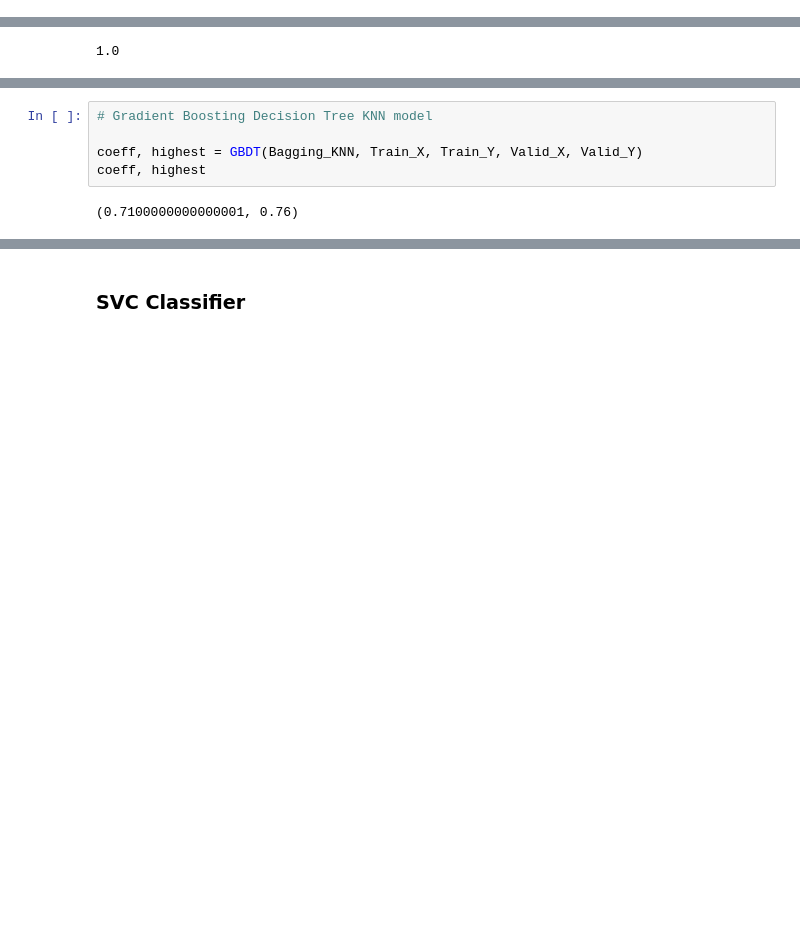
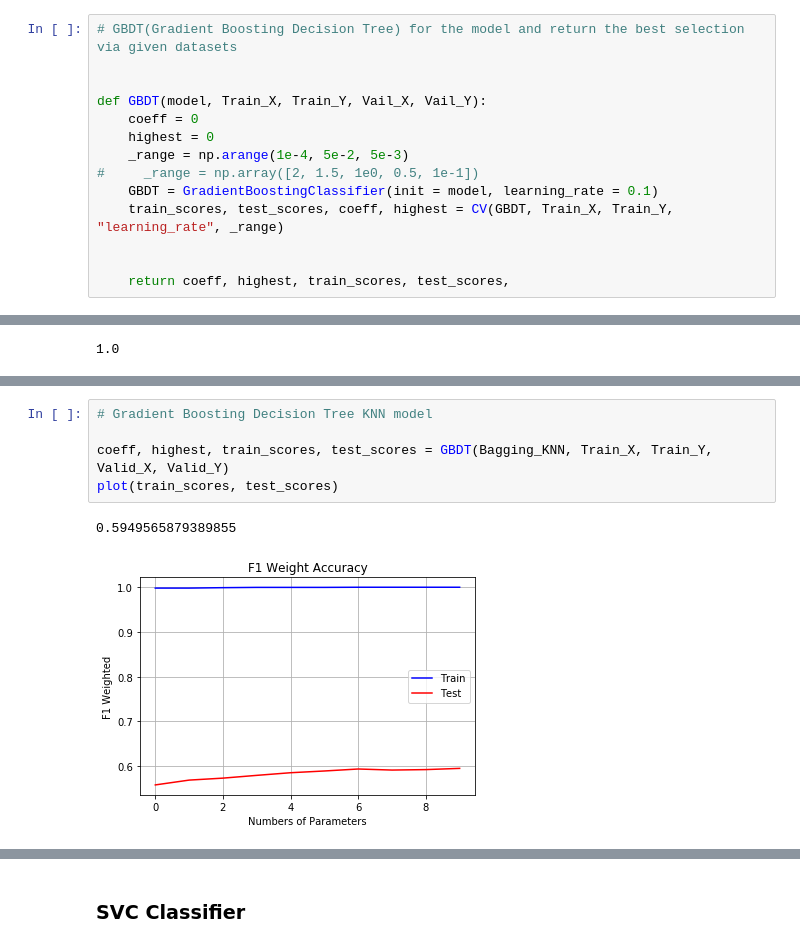
Before and after one commit to peteryph/Kaggle-Heart-Disease-UCI, a Jupyter notebook: UFC fight club.ipynb, the cells around one changed output, grey strips where cells are left out. Cells and saved outputs as stored; diff of their text form; blank space fills up the shorter version.

```diff
--- a/UFC fight club.ipynb
+++ b/UFC fight club.ipynb
@@ -479 +463,15 @@ def Ada_Model(model, Train_X, Train_Y, Vail_X, Vail_Y):
+# %%
+# GBDT(Gradient Boosting Decision Tree) for the model and return the best selection via given datasets
+
+
+def GBDT(model, Train_X, Train_Y, Vail_X, Vail_Y):
+    coeff = 0
+    highest = 0
+    _range = np.arange(1e-4, 5e-2, 5e-3)
+#     _range = np.array([2, 1.5, 1e0, 0.5, 1e-1])
+    GBDT = GradientBoostingClassifier(init = model, learning_rate = 0.1)
+    train_scores, test_scores, coeff, highest = CV(GBDT, Train_X, Train_Y, "learning_rate", _range)
+
+
+    return coeff, highest, train_scores, test_scores,
 # %%
@@ -714,10 +678,11 @@ weighted avg       0.59      0.60      0.59       200
 # %%
 # Gradient Boosting Decision Tree KNN model
 
-coeff, highest = GBDT(Bagging_KNN, Train_X, Train_Y, Valid_X, Valid_Y)
-coeff, highest
+coeff, highest, train_scores, test_scores = GBDT(Bagging_KNN, Train_X, Train_Y, Valid_X, Valid_Y)
+plot(train_scores, test_scores)
 # %% [output]
-(0.7100000000000001, 0.76)
+0.5949565879389855
+[figure, added]
 # %%
 GBDT_KNN = GradientBoostingClassifier(init = Bagging_KNN, learning_rate = coeff)
 GBDT_KNN.fit(Train_X, Train_Y)
```
Also changed, not shown: parts of 76 cells of this notebook, 1 other file.
